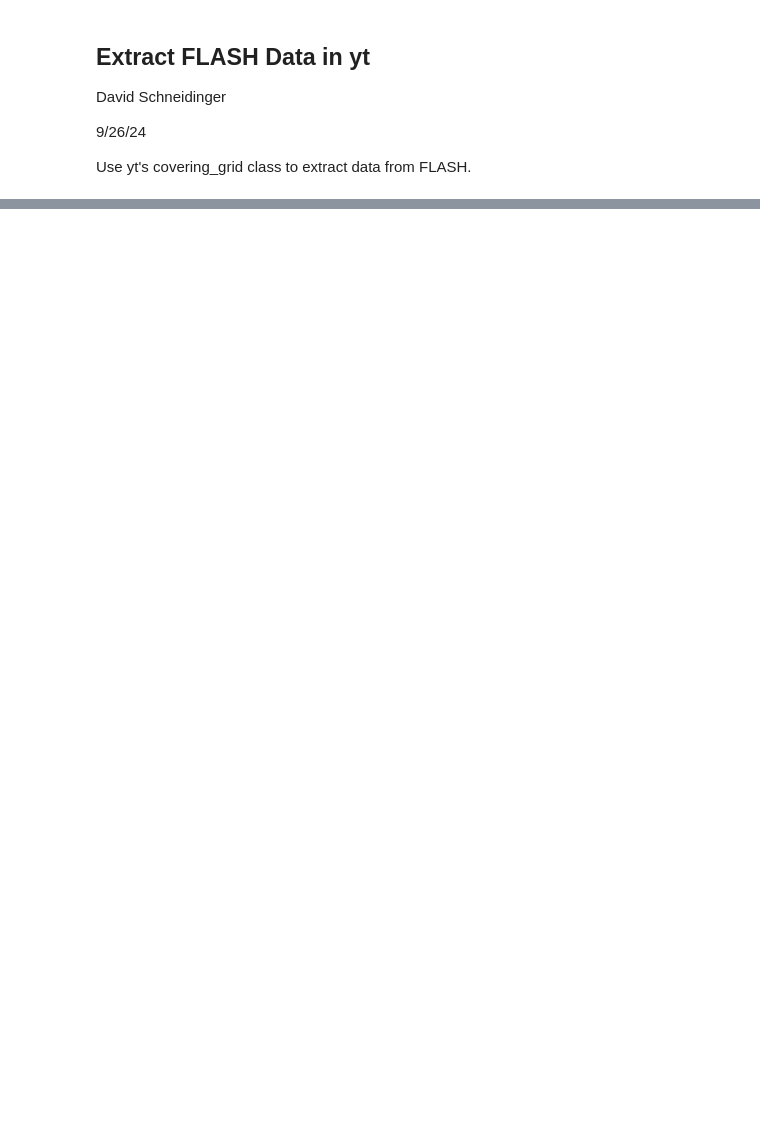
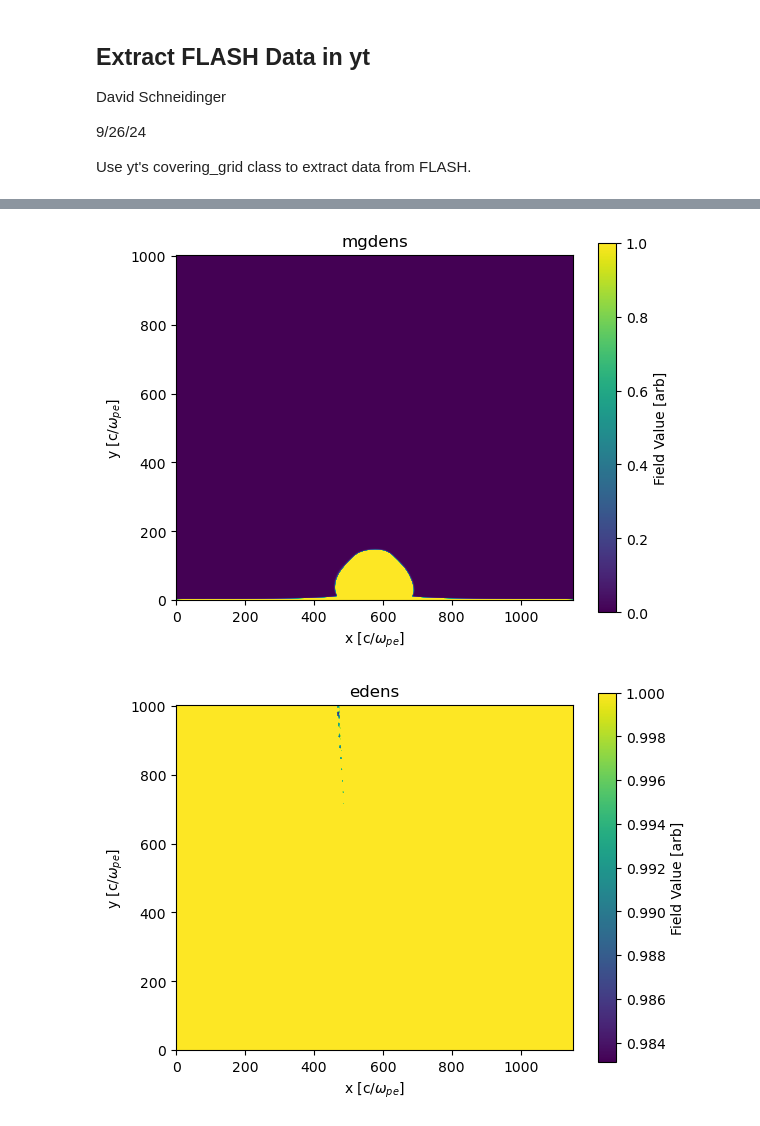
Before and after one commit to Schaeffer-Lab/MagShockZ, a Jupyter notebook: python-fortran_interface/write-FLASH-fields.ipynb, the cells around one changed output, grey strips where cells are left out. Saved outputs shown, nothing was run; the diff lists cells and outputs as text; code cells hidden in the pictures; blank space fills up the shorter version.

```diff
--- a/python-fortran_interface/write-FLASH-fields.ipynb
+++ b/python-fortran_interface/write-FLASH-fields.ipynb
@@ -288 +288,17 @@ for f in interp_files:
 ... (3 outputs left out)
+# %%
+
+interp_files = interp_dir.glob("*.npy")
+
+for f in interp_files:
+    name = f.stem
+    plt.imshow(np.load(f).T, origin='lower',vmax = 1)
+    cbar = plt.colorbar()
+    cbar.set_label('Field Value [arb]')
+    plt.title(name)
+    plt.xlabel("x [c/$\omega_{pe}$]")
+    plt.ylabel("y [c/$\omega_{pe}$]")
+    plt.show()
+# %% [output]
+[figure, added]
+[figure, added]
```
Also changed, not shown: parts of 13 cells of this notebook, 16 other files.
